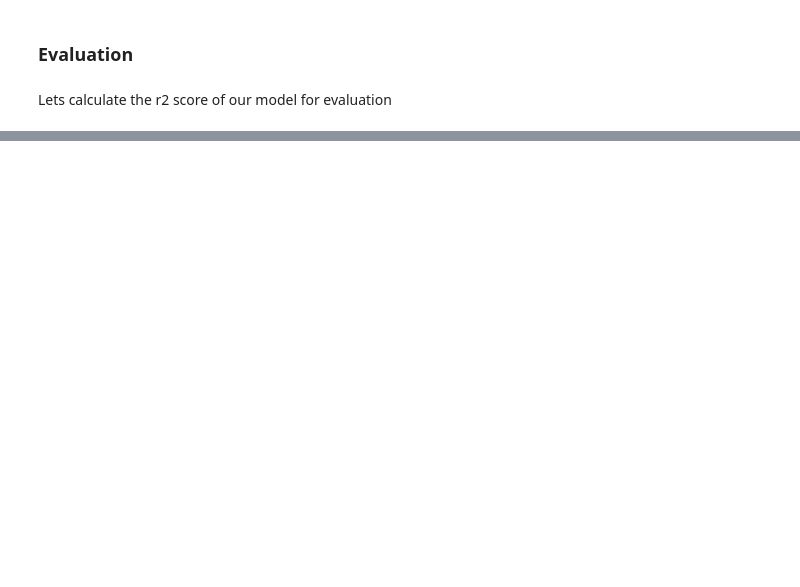
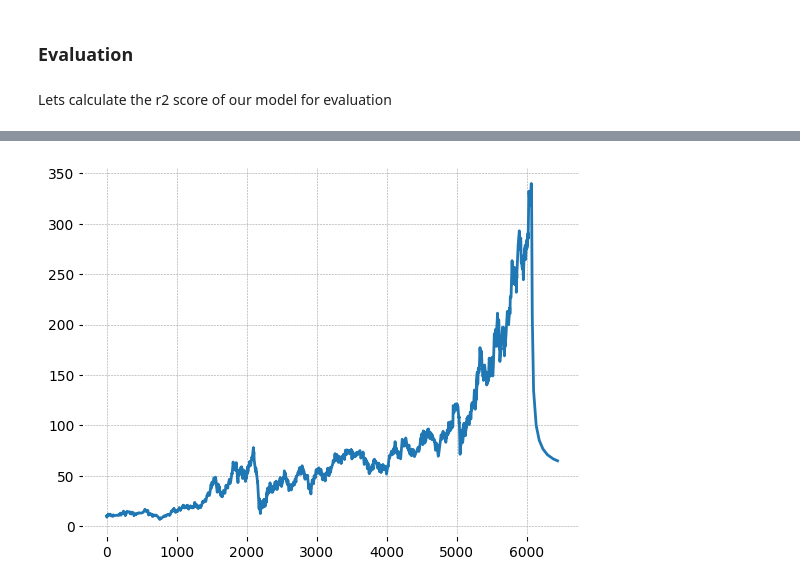
Before and after one commit to its-relative/Excelr, a Jupyter notebook: project/pro.ipynb, the cells around one changed output, grey strips where cells are left out. Cells and saved outputs as stored; diff of their text form; code cells hidden in the pictures; blank space fills up the shorter version.

```diff
--- a/project/pro.ipynb
+++ b/project/pro.ipynb
@@ -503,0 +553,2 @@ array([[[0.2439544 ],
+# %%
+x_input = x_input.reshape(1,-1)
@@ -503,0 +706,7 @@ array([[[0.2439544 ],
+# %%
+df3=scaler.inverse_transform(df3).tolist()
+# %%
+plt.plot(df3)
+plt.show()
+# %% [output]
+[figure, added]
```
Also changed, not shown: parts of 46 cells of this notebook, 6 other files.
